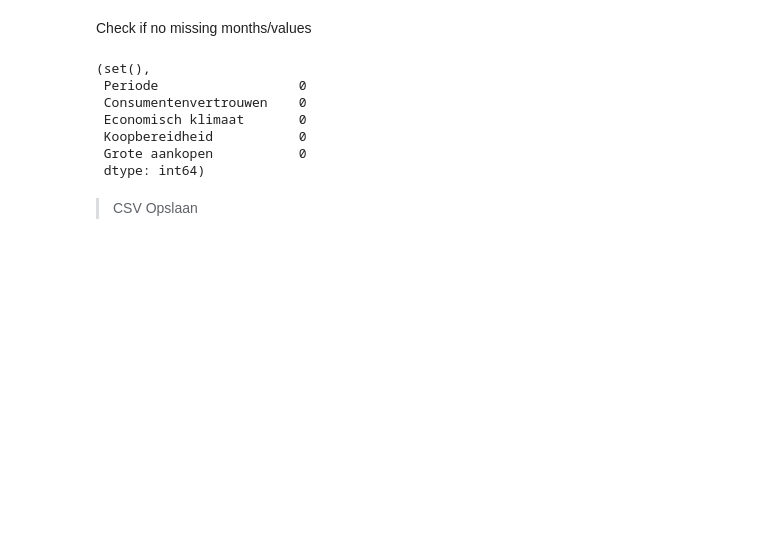
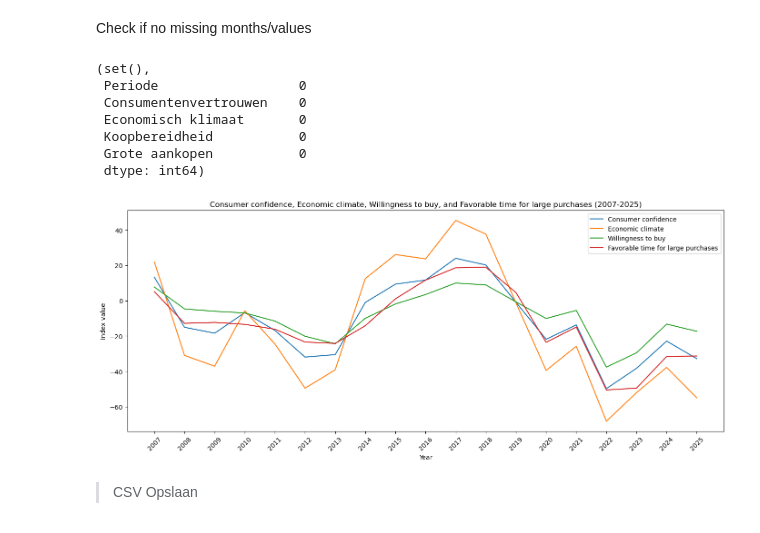
Before and after one commit to DylanHaaz/Tryhard, a Jupyter notebook: v4 _Google_trend/Preprocessing.ipynb, the cells around one changed output. Cells and saved outputs as stored; diff of their text form; code cells hidden in the pictures; blank space fills up the shorter version.

```diff
--- a/v4 _Google_trend/Preprocessing.ipynb
+++ b/v4 _Google_trend/Preprocessing.ipynb
@@ -396,6 +396,27 @@ ontbrekende_maanden, ontbrekende_waarden
  Koopbereidheid           0
  Grote aankopen           0
  dtype: int64)
+# %%
+# Extract year from 'Periode'
+df_consumenten_merged['Year'] = df_consumenten_merged['Periode'].str[:4]
+
+# Group by year and calculate the mean for each indicator
+df_yearly = df_consumenten_merged.groupby('Year')[['Consumentenvertrouwen', 'Economisch klimaat', 'Koopbereidheid', 'Grote aankopen']].mean().reset_index()
+
+plt.figure(figsize=(14, 6))
+plt.plot(df_yearly['Year'], df_yearly['Consumentenvertrouwen'], label='Consumer confidence')
+plt.plot(df_yearly['Year'], df_yearly['Economisch klimaat'], label='Economic climate')
+plt.plot(df_yearly['Year'], df_yearly['Koopbereidheid'], label='Willingness to buy')
+plt.plot(df_yearly['Year'], df_yearly['Grote aankopen'], label='Favorable time for large purchases')
+plt.xlabel('Year')
+plt.ylabel('Index value')
+plt.title('Consumer confidence, Economic climate, Willingness to buy, and Favorable time for large purchases (2007-2025)')
+plt.xticks(rotation=45)
+plt.legend()
+plt.tight_layout()
+plt.show()
+# %% [output]
+[figure, added]
 # %% [markdown]
 >CSV Opslaan
 # %%
```
Also changed, not shown: 35 other files.
